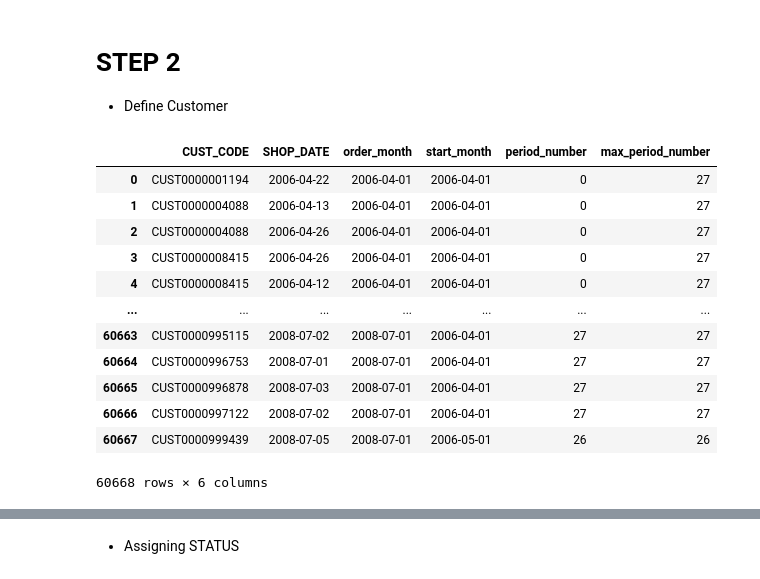
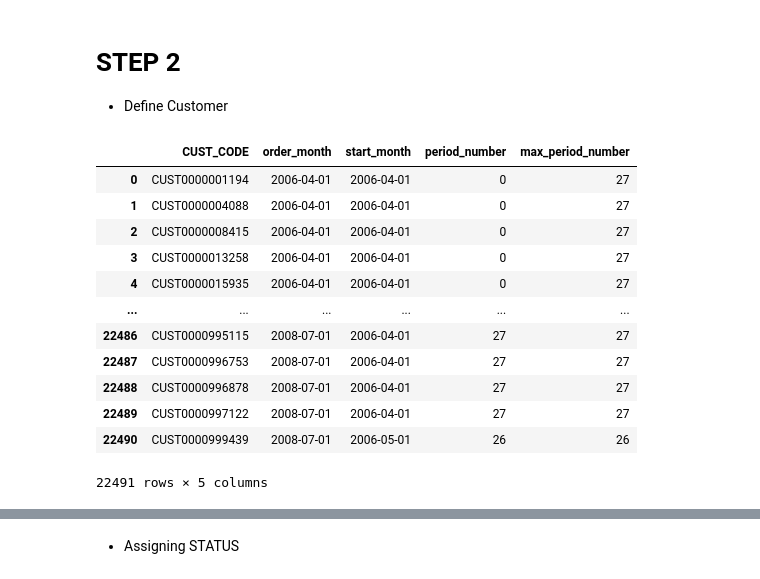
Before and after one commit to HikariJadeEmpire/AdvancedAnalytics-MADT8101, a Jupyter notebook: Week04_ChurnScoring/myChurnPrediction.ipynb, the cells around one changed output, grey strips where cells are left out. Saved outputs shown, nothing was run; the diff lists cells and outputs as text; code cells hidden in the pictures.

```diff
--- a/Week04_ChurnScoring/myChurnPrediction.ipynb
+++ b/Week04_ChurnScoring/myChurnPrediction.ipynb
@@ -175,29 +175,29 @@ fig.tight_layout()
 # STEP 2
 - Define Customer
 # %%
-selectcol = ['CUST_CODE','SHOP_DATE','order_month','start_month','period_number']
+selectcol = ['CUST_CODE','order_month','start_month','period_number']
 
 newdf = df.loc[:,selectcol].sort_values(by=['order_month','CUST_CODE']).drop_duplicates().reset_index(drop=True)
 
 newdf['order_month'] = pd.to_datetime( newdf['order_month'].astype(str) )
 newdf['start_month'] = pd.to_datetime( newdf['start_month'].astype(str) )
 newdf['max_period_number'] = round((dt.datetime(2008, 7, 1) - newdf['start_month'])/np.timedelta64(1, 'M')).astype(int)
 
 newdf
 # %% [output]
-|  | CUST_CODE | SHOP_DATE | order_month | start_month | period_number | max_period_number |
-| 0 | CUST0000001194 | 2006-04-22 | 2006-04-01 | 2006-04-01 | 0 | 27 |
-| 1 | CUST0000004088 | 2006-04-13 | 2006-04-01 | 2006-04-01 | 0 | 27 |
-| 2 | CUST0000004088 | 2006-04-26 | 2006-04-01 | 2006-04-01 | 0 | 27 |
-| 3 | CUST0000008415 | 2006-04-26 | 2006-04-01 | 2006-04-01 | 0 | 27 |
-| 4 | CUST0000008415 | 2006-04-12 | 2006-04-01 | 2006-04-01 | 0 | 27 |
-| ... | ... | ... | ... | ... | ... | ... |
-| 60663 | CUST0000995115 | 2008-07-02 | 2008-07-01 | 2006-04-01 | 27 | 27 |
-| 60664 | CUST0000996753 | 2008-07-01 | 2008-07-01 | 2006-04-01 | 27 | 27 |
-| 60665 | CUST0000996878 | 2008-07-03 | 2008-07-01 | 2006-04-01 | 27 | 27 |
-| 60666 | CUST0000997122 | 2008-07-02 | 2008-07-01 | 2006-04-01 | 27 | 27 |
-| 60667 | CUST0000999439 | 2008-07-05 | 2008-07-01 | 2006-05-01 | 26 | 26 |
+|  | CUST_CODE | order_month | start_month | period_number | max_period_number |
+| 0 | CUST0000001194 | 2006-04-01 | 2006-04-01 | 0 | 27 |
+| 1 | CUST0000004088 | 2006-04-01 | 2006-04-01 | 0 | 27 |
+| 2 | CUST0000008415 | 2006-04-01 | 2006-04-01 | 0 | 27 |
+| 3 | CUST0000013258 | 2006-04-01 | 2006-04-01 | 0 | 27 |
+| 4 | CUST0000015935 | 2006-04-01 | 2006-04-01 | 0 | 27 |
+| ... | ... | ... | ... | ... | ... |
+| 22486 | CUST0000995115 | 2008-07-01 | 2006-04-01 | 27 | 27 |
+| 22487 | CUST0000996753 | 2008-07-01 | 2006-04-01 | 27 | 27 |
+| 22488 | CUST0000996878 | 2008-07-01 | 2006-04-01 | 27 | 27 |
+| 22489 | CUST0000997122 | 2008-07-01 | 2006-04-01 | 27 | 27 |
+| 22490 | CUST0000999439 | 2008-07-01 | 2006-05-01 | 26 | 26 |
-60668 rows × 6 columns
+22491 rows × 5 columns
 # %%
 # Another look
 newdf.pivot_table(index='CUST_CODE', columns='order_month', values='period_number')
```
Also changed, not shown: parts of 1 cell of this notebook.
